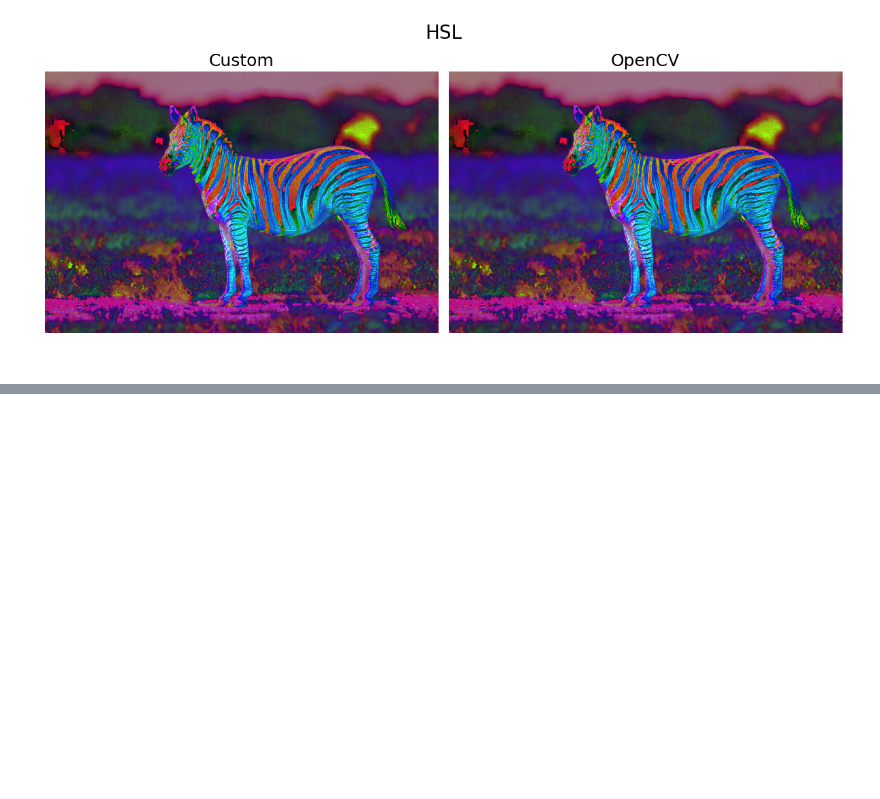
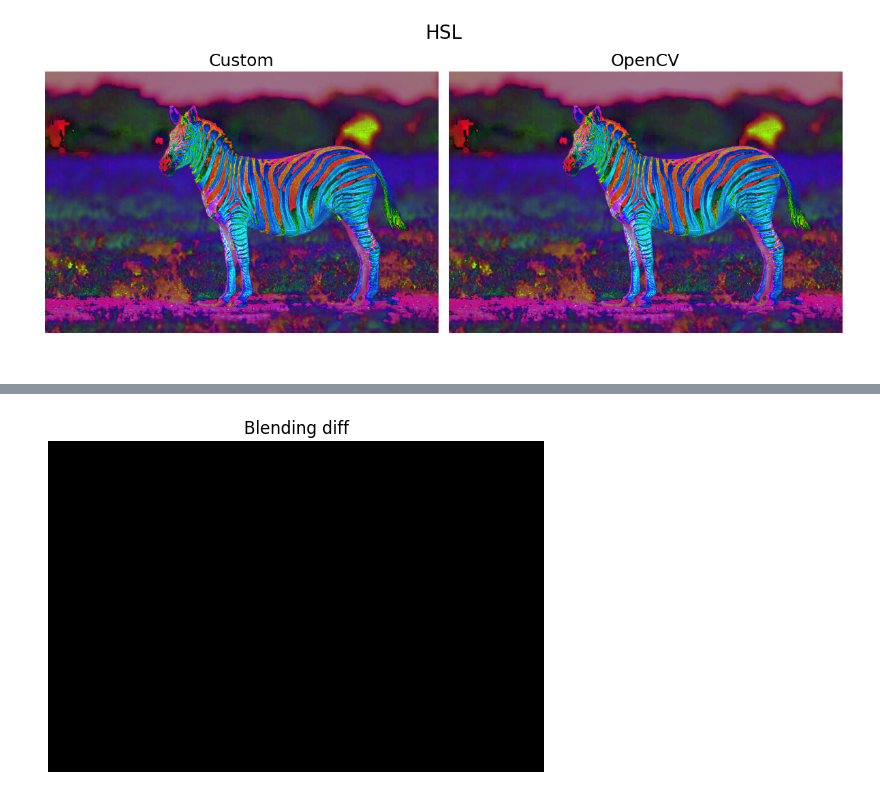
Before and after one commit to agaevthereal/itmo-cv-2026, a Jupyter notebook: lab2/lab2.ipynb, the cells around one changed output, grey strips where cells are left out. Saved outputs shown, nothing was run; the diff lists cells and outputs as text; code cells hidden in the pictures; blank space fills up the shorter version.

```diff
--- a/lab2/lab2.ipynb
+++ b/lab2/lab2.ipynb
@@ -151,0 +176,9 @@ compare_imgs(np.clip(hsl_custom, 0, 1), hsl_cv2_norm, 'HSL')
+# %%
+diff = cv2.absdiff(blended_custom, blended_cv2)
+
+plt.imshow(diff)
+plt.title('Blending diff')
+plt.axis('off')
+plt.show()
+# %% [output]
+[figure, added]
```
Also changed, not shown: parts of 3 cells of this notebook, 1 other file.
